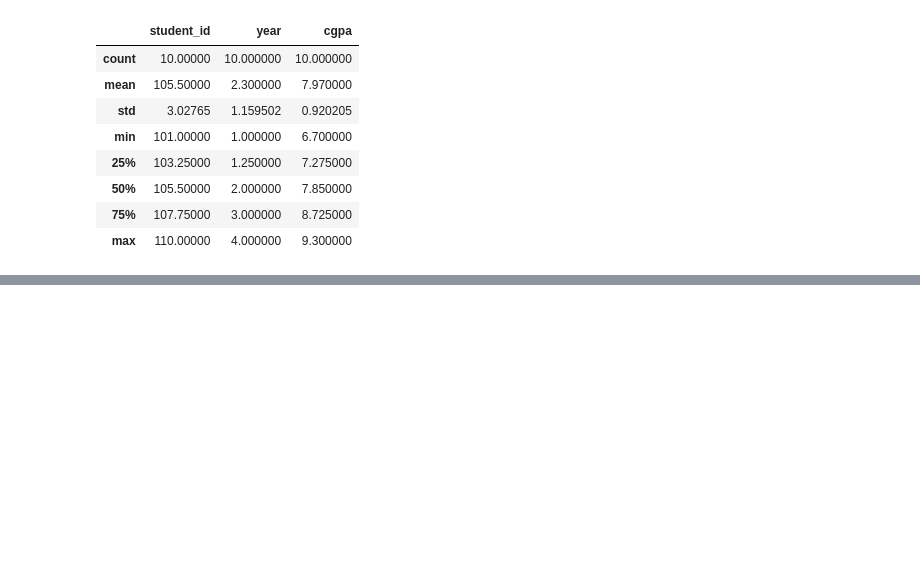
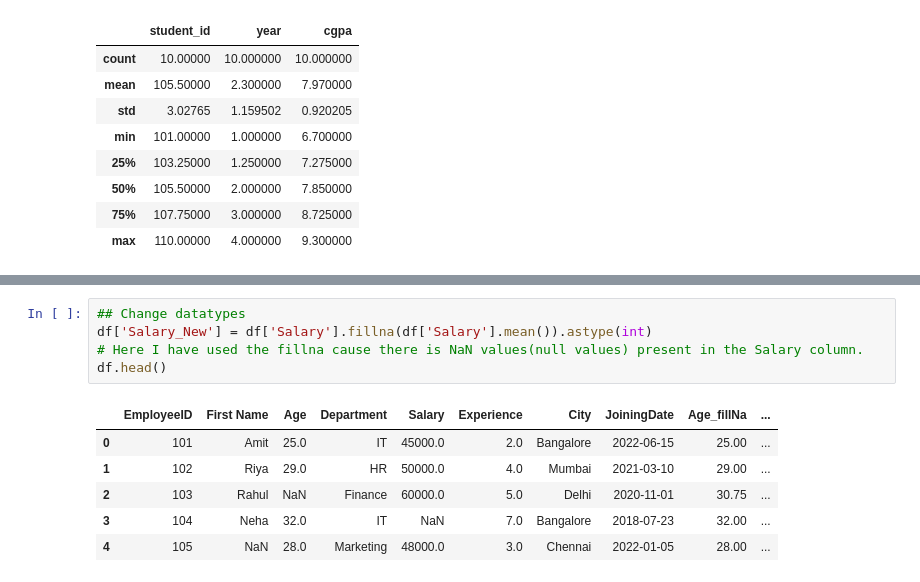
Before and after one commit to MeSubrat/AI-ML-Udemy-Course, a Jupyter notebook: pandas.ipynb, the cells around one changed output, grey strips where cells are left out. Drawn from its saved outputs; the diff is of its cells as text; blank space fills up the shorter version.

```diff
--- a/pandas.ipynb
+++ b/pandas.ipynb
@@ -167,0 +247,12 @@ df.describe()
+# %%
+## Change datatypes
+df['Salary_New'] = df['Salary'].fillna(df['Salary'].mean()).astype(int)
+# Here I have used the fillna cause there is NaN values(null values) present in the Salary column.
+df.head()
+# %% [output]
+|  | EmployeeID | First Name | Age | Department | Salary | Experience | City | JoiningDate | Age_fillNa | ... |
+| 0 | 101 | Amit | 25.0 | IT | 45000.0 | 2.0 | Bangalore | 2022-06-15 | 25.00 | ... |
+| 1 | 102 | Riya | 29.0 | HR | 50000.0 | 4.0 | Mumbai | 2021-03-10 | 29.00 | ... |
+| 2 | 103 | Rahul | NaN | Finance | 60000.0 | 5.0 | Delhi | 2020-11-01 | 30.75 | ... |
+| 3 | 104 | Neha | 32.0 | IT | NaN | 7.0 | Bangalore | 2018-07-23 | 32.00 | ... |
+| 4 | 105 | NaN | 28.0 | Marketing | 48000.0 | 3.0 | Chennai | 2022-01-05 | 28.00 | ... |
```
Also changed, not shown: parts of 16 cells of this notebook, 2 other files.
